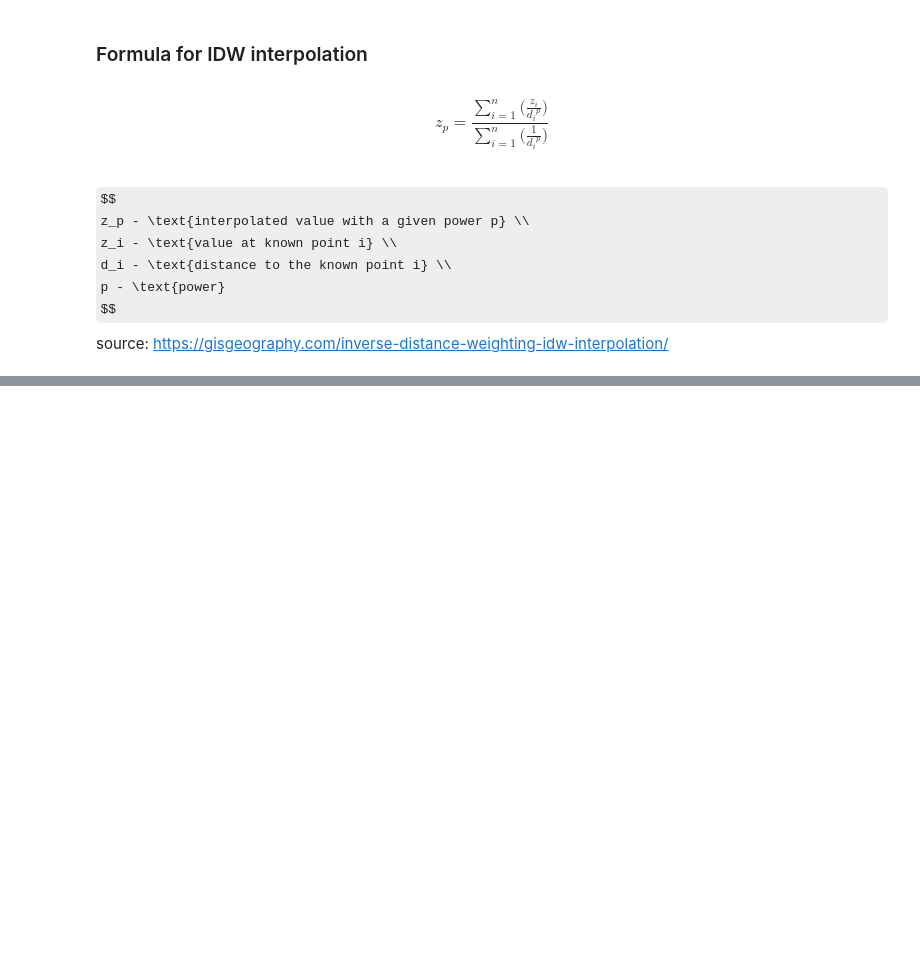
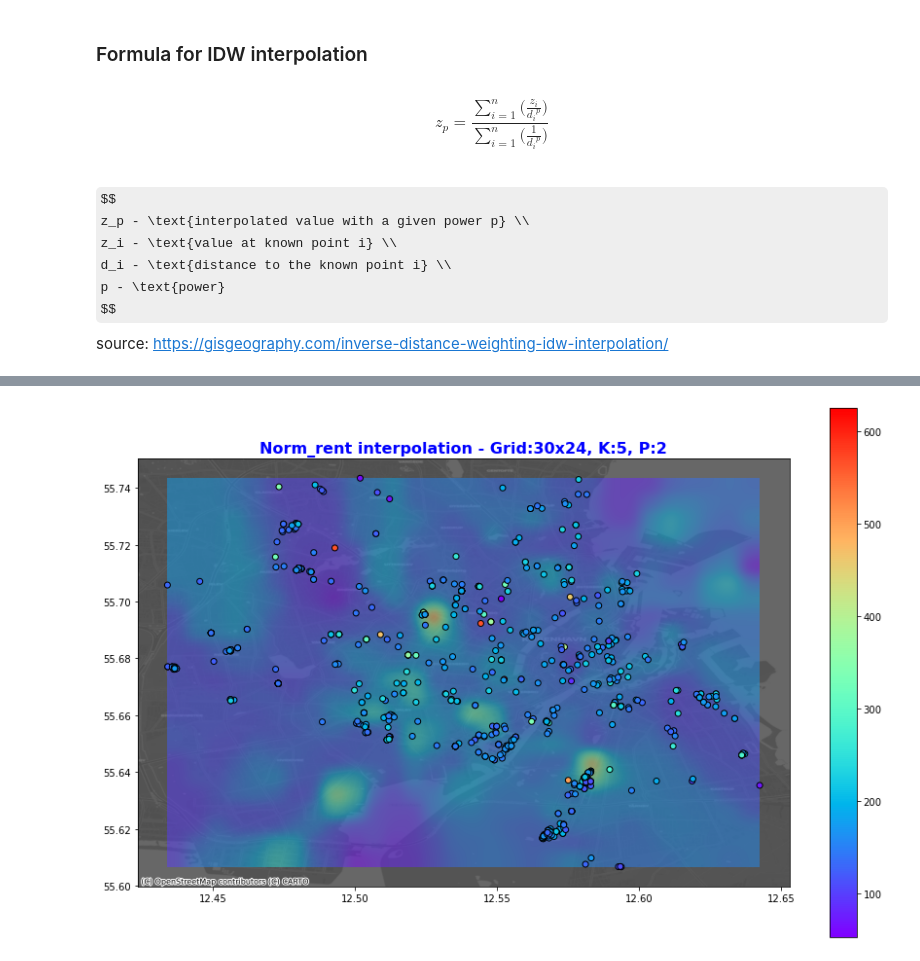
Before and after one commit to szymongalecki/Geospatial_Data_Science, a Jupyter notebook: idw_interpolation.ipynb, the cells around one changed output, grey strips where cells are left out. Saved outputs shown, nothing was run; the diff lists cells and outputs as text; code cells hidden in the pictures; some formulas as TeX source; blank space fills up the shorter version.

```diff
--- a/idw_interpolation.ipynb
+++ b/idw_interpolation.ipynb
@@ -203,0 +163,8 @@ plt.colorbar()
+# %%
+# Convert dataframe columns into arrays
+longitude = grid_df["longitude"].values
+latitude = grid_df["latitude"].values
+interpolated_norm_rent = grid_df["interpolated_norm_rent"].values
+# %%
+grid = np.reshape(interpolated_norm_rent, (4*D, 5*D))
+# grid
@@ -203,0 +198,29 @@ plt.colorbar()
+# %%
+# Create a figure and axes
+fig, ax = plt.subplots(figsize=(15, 10))
+
+# Scatter plot of neighbors
+sc = ax.scatter(neighbors.longitude, neighbors.latitude, c=neighbors.norm_rent, cmap='rainbow', edgecolors='black')
+
+# Add the basemap using contextily
+cx.add_basemap(ax, crs=gdf.crs, source=cx.providers.CartoDB.DarkMatter, alpha=0.7)
+
+# Plot the interpolation grid using imshow with transparency
+im = ax.imshow(grid, extent=(lon_min, lon_max, lat_min, lat_max), cmap='rainbow', interpolation='gaussian', alpha=0.5)
+
+# Add a colorbar
+cbar = plt.colorbar(sc)
+
+# Add title
+plt.title(f"Norm_rent interpolation - Grid:{5*D}x{4*D}, K:{K}, P:{P}", fontsize=16, fontweight="bold", color="blue")
+
+# Save plot
+plt.savefig(f"plots/D:{D}_K:{K}_P:{P}.png", dpi=300)
+
+# Show the plot
+plt.show()
+
+# Release resources
+plt.close()
+# %% [output]
+[figure, added]
```
Also changed, not shown: parts of 18 cells of this notebook.
